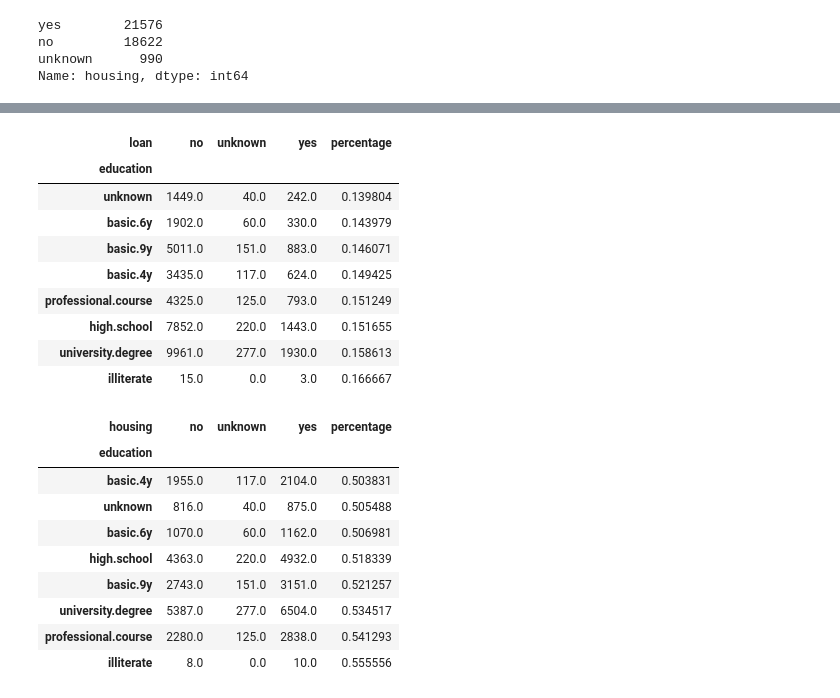
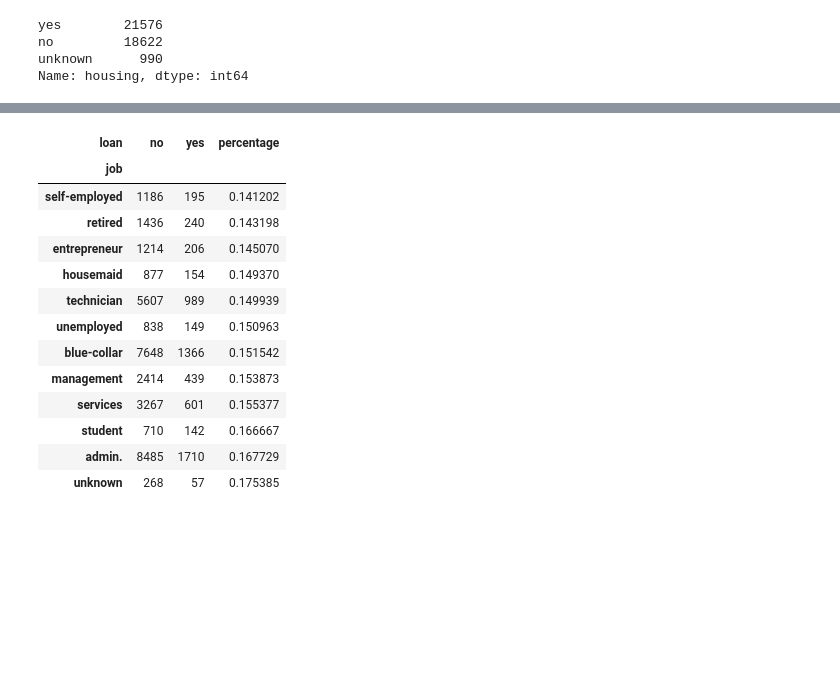
Before and after one commit to yatong2/Springboard, a Jupyter notebook: Capstone_Data_Exploration.ipynb, the cells around one changed output, grey strips where cells are left out. Cells and saved outputs as stored; diff of their text form; code cells hidden in the pictures; blank space fills up the shorter version.

```diff
--- a/Capstone_Data_Exploration.ipynb
+++ b/Capstone_Data_Exploration.ipynb
@@ -37,0 +31,6 @@ Name: loan, dtype: int64
+# %%
+df_loan = dataset[dataset.loan != 'unknown'].reset_index(drop=True) #drop unknown values in loan
+df_housing = dataset[dataset.housing != 'unknown'].reset_index(drop=True) #drop unknown values in housing
+df_loan = df_loan.drop('housing', axis=1)
+df_housing = df_housing.drop('loan', axis=1)#.housing.replace(['yes','no'], [1, 0])
+df_loan.head()
@@ -59,30 +132,19 @@ h_m.sort_values('percentage')#.drop(h_m.columns[0:3], axis = 1).plot(kind='bar')
 # %%
-l_e = dataset.groupby(['education', 'loan']).size().unstack().fillna(0)
-l_e['percentage'] = l_e.yes / (l_e.no + l_e.yes + l_e.unknown)
-l_e.sort_values('percentage')#.drop(l_e.columns[0:3], axis = 1).plot(kind='bar')
+l_j = df_loan.groupby(['job', 'loan']).size().unstack().fillna(0)
+l_j['percentage'] = l_j.yes / (l_j.no + l_j.yes)
+l_j.sort_values('percentage')#.drop(h_j.columns[0:3], axis = 1).plot(kind='bar')
 # %% [output]
-| loan | no | unknown | yes | percentage |
-| education |  |  |  |  |
-| unknown | 1449.0 | 40.0 | 242.0 | 0.139804 |
-| basic.6y | 1902.0 | 60.0 | 330.0 | 0.143979 |
-| basic.9y | 5011.0 | 151.0 | 883.0 | 0.146071 |
-| basic.4y | 3435.0 | 117.0 | 624.0 | 0.149425 |
-| professional.course | 4325.0 | 125.0 | 793.0 | 0.151249 |
-| high.school | 7852.0 | 220.0 | 1443.0 | 0.151655 |
-| university.degree | 9961.0 | 277.0 | 1930.0 | 0.158613 |
-| illiterate | 15.0 | 0.0 | 3.0 | 0.166667 |
+| loan | no | yes | percentage |
+| job |  |  |  |
+| self-employed | 1186 | 195 | 0.141202 |
+| retired | 1436 | 240 | 0.143198 |
+| entrepreneur | 1214 | 206 | 0.145070 |
+| housemaid | 877 | 154 | 0.149370 |
+| technician | 5607 | 989 | 0.149939 |
+| unemployed | 838 | 149 | 0.150963 |
+| blue-collar | 7648 | 1366 | 0.151542 |
+| management | 2414 | 439 | 0.153873 |
+| services | 3267 | 601 | 0.155377 |
+| student | 710 | 142 | 0.166667 |
+| admin. | 8485 | 1710 | 0.167729 |
+| unknown | 268 | 57 | 0.175385 |
-# %%
-h_e = dataset.groupby(['education', 'housing']).size().unstack().fillna(0)
-h_e['percentage'] = h_e.yes / (h_e.no + h_e.yes + h_e.unknown)
-h_e.sort_values('percentage')#.drop(h_e.columns[0:3], axis = 1).plot(kind='bar')
-# %% [output]
-| housing | no | unknown | yes | percentage |
-| education |  |  |  |  |
-| basic.4y | 1955.0 | 117.0 | 2104.0 | 0.503831 |
-| unknown | 816.0 | 40.0 | 875.0 | 0.505488 |
-| basic.6y | 1070.0 | 60.0 | 1162.0 | 0.506981 |
-| high.school | 4363.0 | 220.0 | 4932.0 | 0.518339 |
-| basic.9y | 2743.0 | 151.0 | 3151.0 | 0.521257 |
-| university.degree | 5387.0 | 277.0 | 6504.0 | 0.534517 |
-| professional.course | 2280.0 | 125.0 | 2838.0 | 0.541293 |
-| illiterate | 8.0 | 0.0 | 10.0 | 0.555556 |
```
Also changed, not shown: parts of 13 cells of this notebook.
